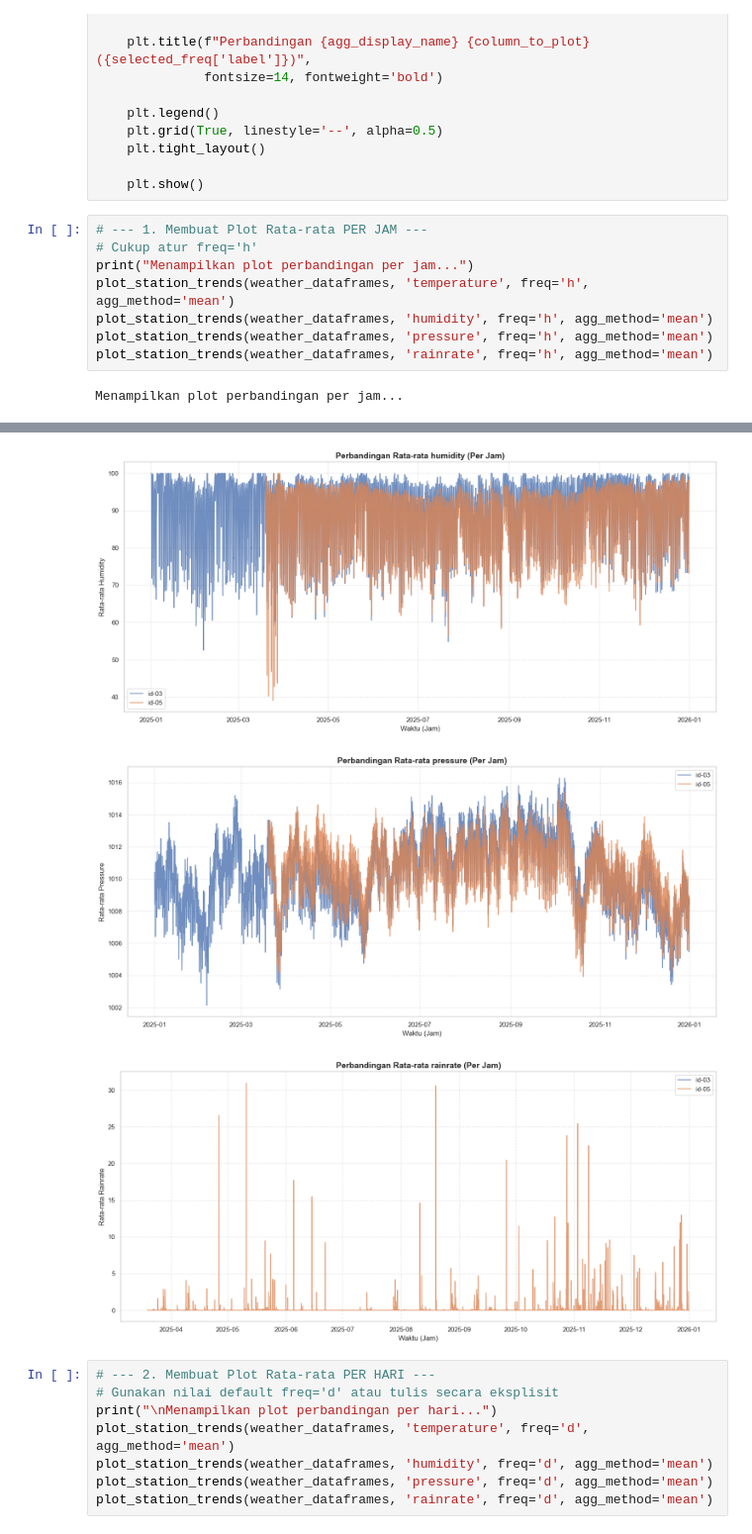
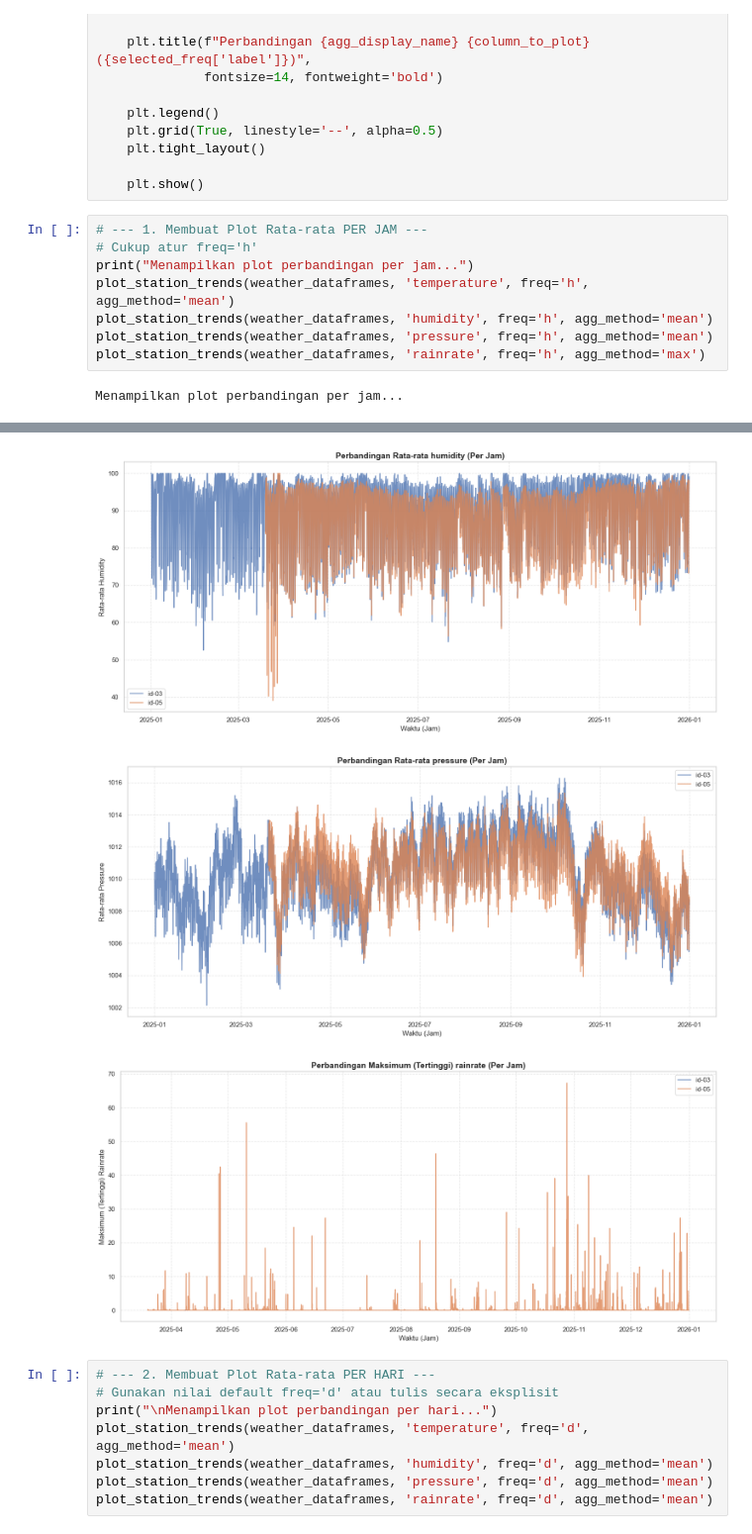
Before and after one commit to evanalif113/Catatan_Meteorologi, a Jupyter notebook: model-prediksi-estimasi-data-sensor.ipynb, the cells around one changed output, grey strips where cells are left out. Shown at 99% size. Saved outputs shown, nothing was run; the diff lists cells and outputs as text.

```diff
--- a/model-prediksi-estimasi-data-sensor.ipynb
+++ b/model-prediksi-estimasi-data-sensor.ipynb
@@ -649,17 +649,17 @@ def plot_station_trends(data_dict, column_to_plot, freq='d', agg_method='mean'):
 # %%
 # --- 1. Membuat Plot Rata-rata PER JAM ---
 # Cukup atur freq='h'
 print("Menampilkan plot perbandingan per jam...")
 plot_station_trends(weather_dataframes, 'temperature', freq='h', agg_method='mean')
 plot_station_trends(weather_dataframes, 'humidity', freq='h', agg_method='mean')
 plot_station_trends(weather_dataframes, 'pressure', freq='h', agg_method='mean')
-plot_station_trends(weather_dataframes, 'rainrate', freq='h', agg_method='mean')
+plot_station_trends(weather_dataframes, 'rainrate', freq='h', agg_method='max')
 # %% [output]
 Menampilkan plot perbandingan per jam...
 [figure]
 [figure]
 [figure]
-[figure, old version]
+[figure, new version]
 # %%
 # --- 2. Membuat Plot Rata-rata PER HARI ---
 # Gunakan nilai default freq='d' atau tulis secara eksplisit
```
